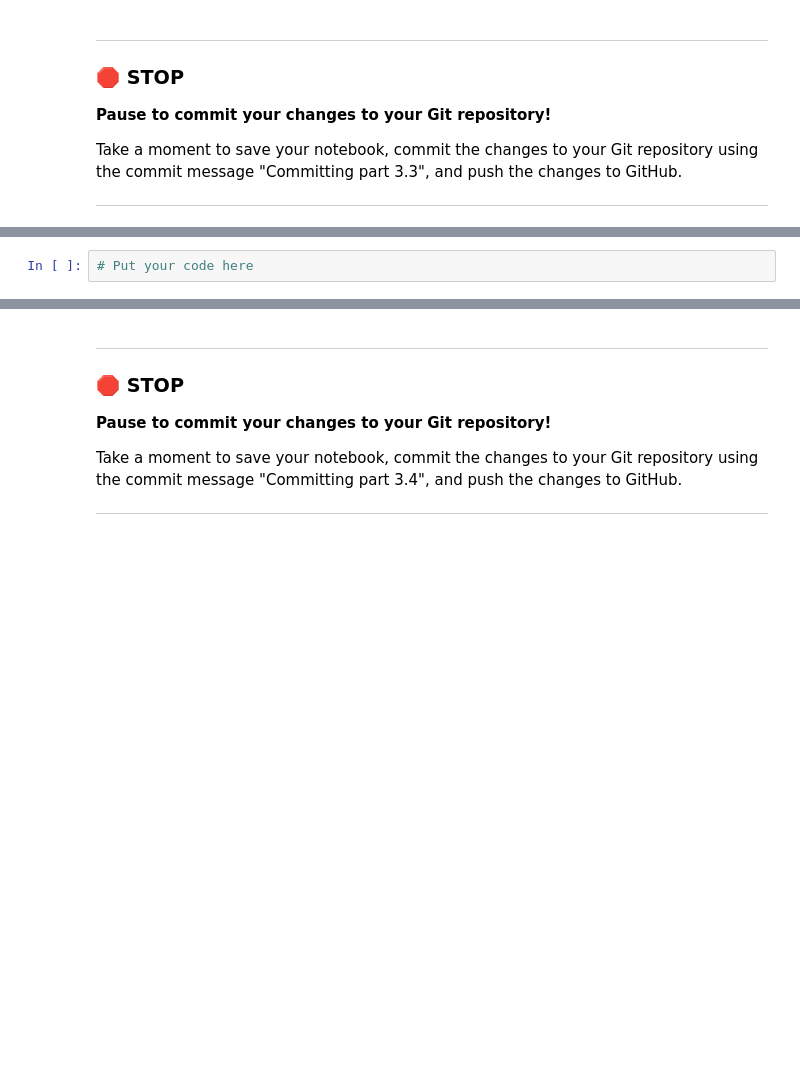
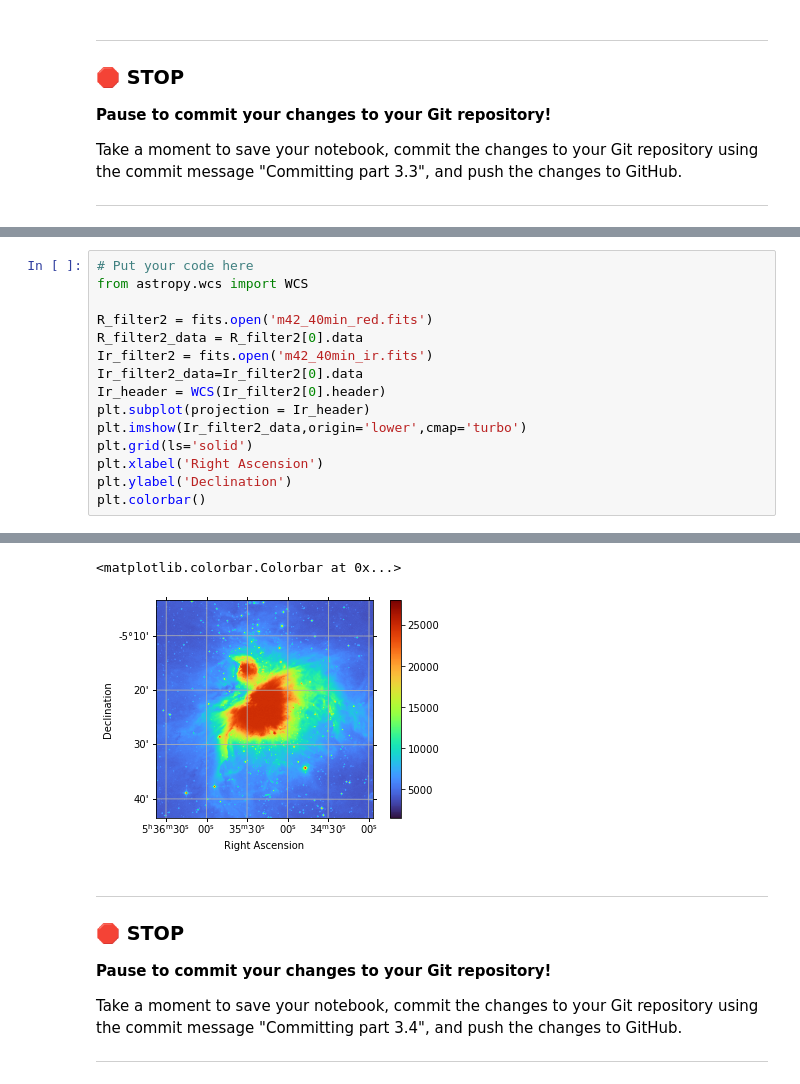
Before and after one commit to namnams01/cmse202-s21-turnin, a Jupyter notebook: hw-01/HW-01_GitPracticeDebuggingAndPythonPackages-Namith-Vorakkara.ipynb, the cells around one changed output, grey strips where cells are left out. Cells and saved outputs as stored; diff of their text form; blank space fills up the shorter version.

```diff
--- a/hw-01/HW-01_GitPracticeDebuggingAndPythonPackages-Namith-Vorakkara.ipynb
+++ b/hw-01/HW-01_GitPracticeDebuggingAndPythonPackages-Namith-Vorakkara.ipynb
@@ -286,5 +337,19 @@ Now that you've spent some time exploring the nature of these images, we're goin
 <div align="center"><img src="https://i.ibb.co/k0sCXcf/m42-ir-RADEC.png" alt="m42-ir-RADEC" border="0"></div>
 
 **Important note:** You made end up getting some WARNINGs in your notebook when you do this step, but you should be able to safely ignore those. However, if you run into actual errors, you need to troubleshoot those!
-# %%
-# Put your code here
+# %%
+# Put your code here
+from astropy.wcs import WCS
+
+R_filter2 = fits.open('m42_40min_red.fits')
+R_filter2_data = R_filter2[0].data
+Ir_filter2 = fits.open('m42_40min_ir.fits')
+Ir_filter2_data=Ir_filter2[0].data
+Ir_header = WCS(Ir_filter2[0].header)
+plt.subplot(projection = Ir_header)
+plt.imshow(Ir_filter2_data,origin='lower',cmap='turbo')
+plt.grid(ls='solid')
+plt.xlabel('Right Ascension')
+plt.ylabel('Declination')
+plt.colorbar()
+# %% [output]
@@ -291,3 +370,5 @@ Now that you've spent some time exploring the nature of these images, we're goin
+<matplotlib.colorbar.Colorbar at 0x...>
+[figure, added]
 # %% [markdown]
 ---
 ### &#128721; STOP
```
Also changed, not shown: parts of 23 cells of this notebook.
